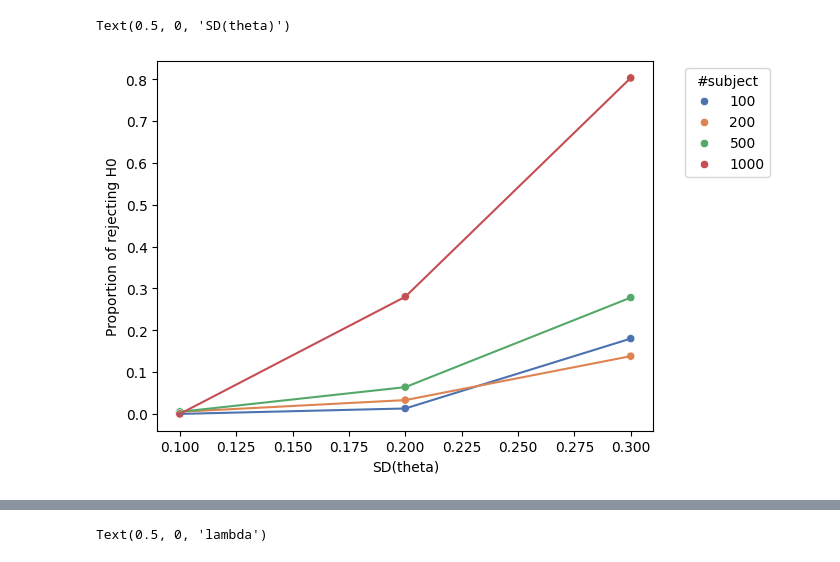
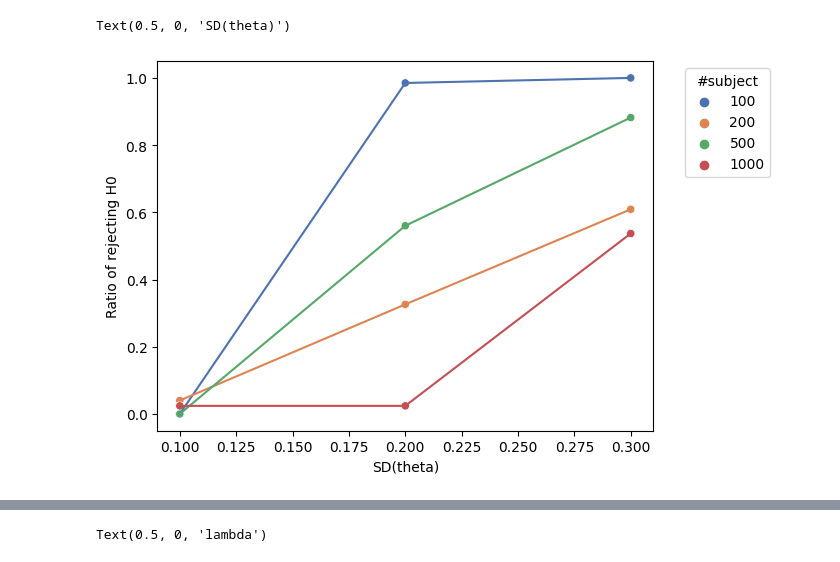
Before and after one commit to zarkwang/staircase, a Jupyter notebook: demo.ipynb, the cells around one changed output, grey strips where cells are left out. Saved outputs shown, nothing was run; the diff lists cells and outputs as text; code cells hidden in the pictures.

```diff
--- a/demo.ipynb
+++ b/demo.ipynb
@@ -17,9 +17,9 @@ from staircase import DCM
 # %%
 # parameters
 sd_theta_list = [0.1, 0.2, 0.3]
-temp_list = [0.2, 0.6, 1]
-x_init_list = [100]
-x_step_list = [5, 15, 25, 35]
+temp_list = [0.6, 1]
+x_init_list = [50, 100, 150, 200, 250]
+x_step_list = [25]
 n_subject_list = [100,200,500,1000]
 
 
@@ -45,14 +45,14 @@ df_params['prop'] = [prop[1] for prop in prop_reject_list]
 # %%
 subset = df_params[(df_params['temp'] == 0.6) & \
                    (df_params['x_init'] == 100) & \
-                   (df_params['x_step_up'] == 15)]
+                   (df_params['x_step_up'] == 25)]
 
 
 sns.scatterplot(data=subset, x='sd_theta', y='prop', hue='n_subject', palette='deep')
 sns.lineplot(data=subset, x='sd_theta', y='prop', hue='n_subject', palette='deep', legend=False)
 plt.legend(title='#subject', bbox_to_anchor=(1.05, 1), loc='upper left')
-plt.ylabel('Proportion of rejecting H0')
+plt.ylabel('Ratio of rejecting H0')
 plt.xlabel('SD(theta)')
 # %% [output]
 Text(0.5, 0, 'SD(theta)')
-[figure, old version]
+[figure, new version]
```
Also changed, not shown: parts of 2 cells of this notebook, 6 other files.
